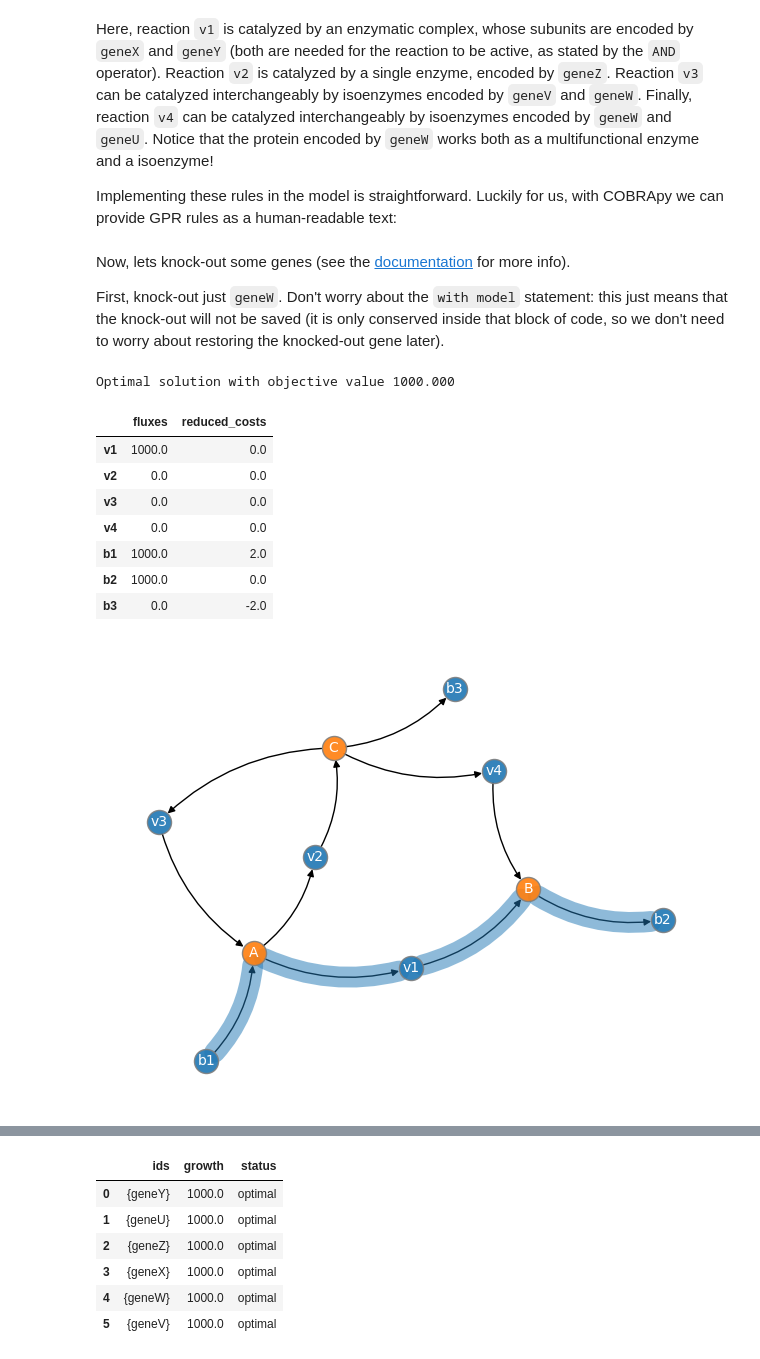
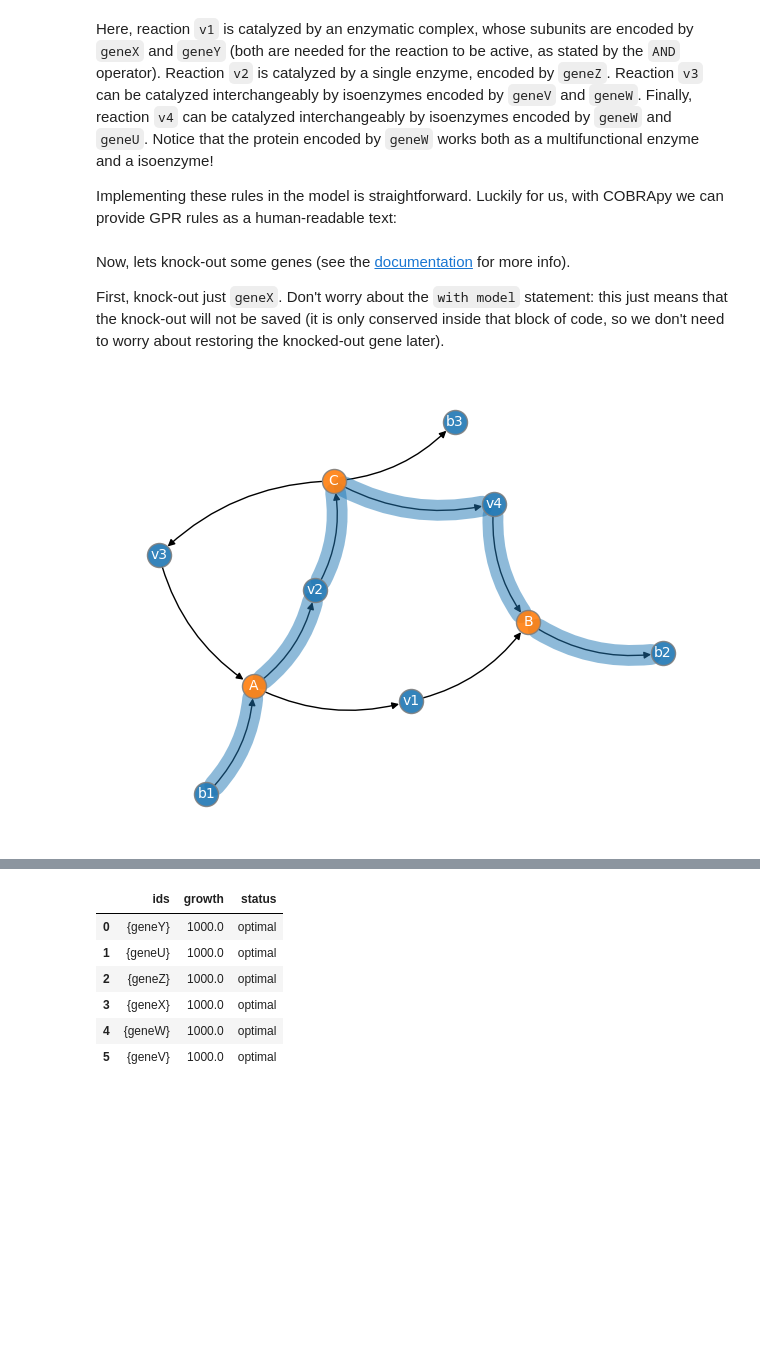
Before and after one commit to PathoGenOmics-Lab/misb_training_2024, a Jupyter notebook: modelling/01_intro_to_cobra.ipynb, the cells around one changed output, grey strips where cells are left out. Cells and saved outputs as stored; diff of their text form; code cells hidden in the pictures; blank space fills up the shorter version.

Commit message:
Update gene KO explanation

```diff
--- a/modelling/01_intro_to_cobra.ipynb
+++ b/modelling/01_intro_to_cobra.ipynb
@@ -227,25 +227,15 @@ model.reactions.v4.gene_reaction_rule = "geneW or geneU"   # isoenzymes
 # %% [markdown]
 Now, lets knock-out some genes (see the [documentation](https://cobrapy.readthedocs.io/en/latest/deletions.html) for more info).
 
-First, knock-out just `geneW`. Don't worry about the `with model` statement:
+First, knock-out just `geneX`. Don't worry about the `with model` statement:
 this just means that the knock-out will not be saved (it is only conserved inside that
 block of code, so we don't need to worry about restoring the knocked-out gene later).
 # %%
 with model:
-    model.genes.geneW.knock_out()
-    display(model.optimize())
+    model.genes.geneX.knock_out()
     np.plot()
 # %% [output]
-Optimal solution with objective value 1000.000
-|  | fluxes | reduced_costs |
-| v1 | 1000.0 | 0.0 |
-| v2 | 0.0 | 0.0 |
-| v3 | 0.0 | 0.0 |
-| v4 | 0.0 | 0.0 |
-| b1 | 1000.0 | 2.0 |
-| b2 | 1000.0 | 0.0 |
-| b3 | 0.0 | -2.0 |
-[figure, old version]
+[figure, new version]
 # %% [markdown]
 Notice how flux through reaction `v1` becomes 0, and how it's redirected
 through `v2` and `v4`.
```
Also changed, not shown: parts of 7 cells of this notebook.
